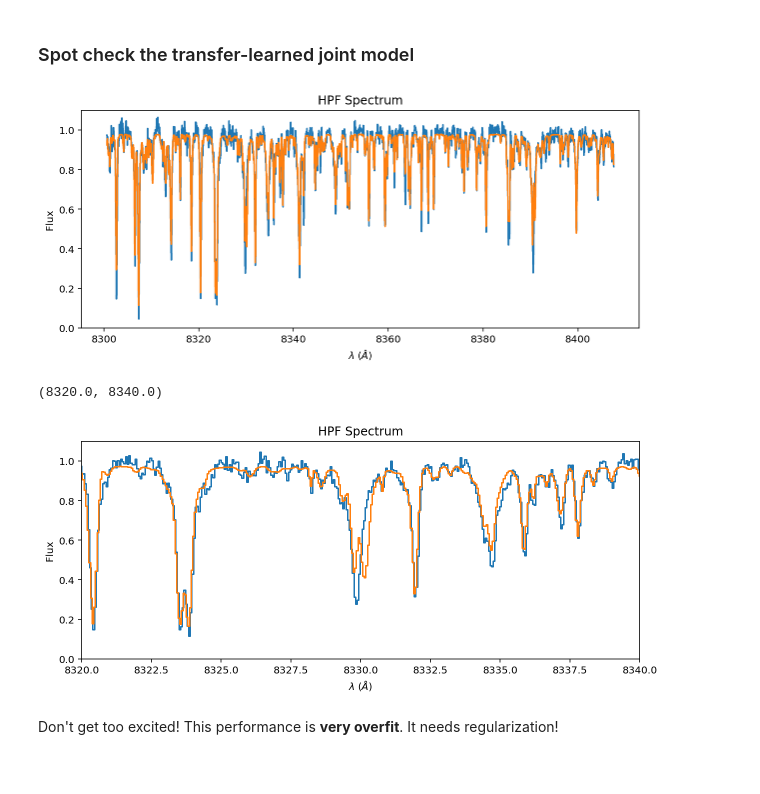
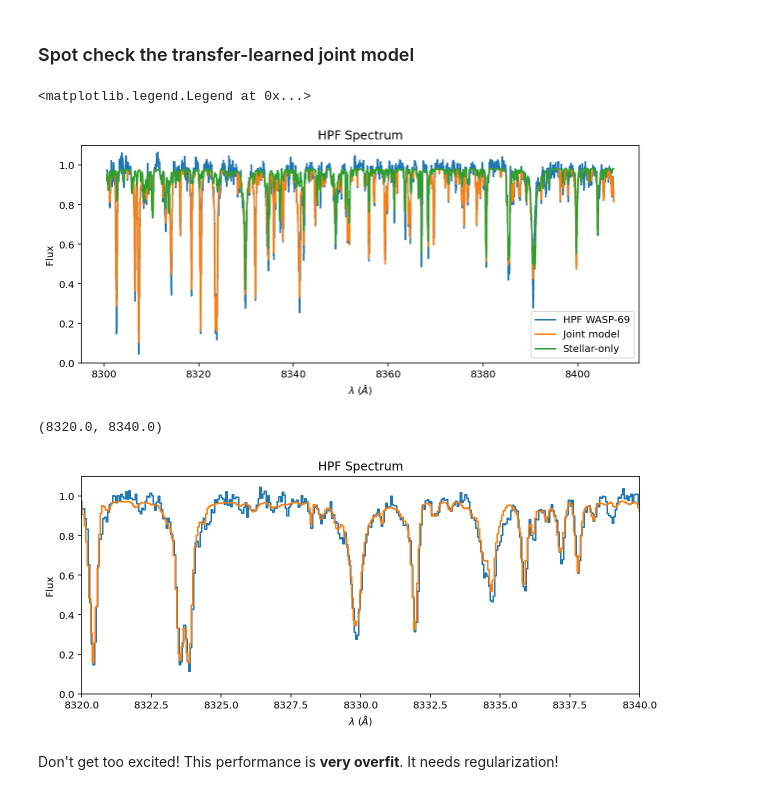
Before and after one commit to gully/blase, a Jupyter notebook: docs/paper_figures/figure_telluric.ipynb, the cells around one changed output. Cells and saved outputs as stored; diff of their text form; code cells hidden in the pictures.

```diff
--- a/docs/paper_figures/figure_telluric.ipynb
+++ b/docs/paper_figures/figure_telluric.ipynb
@@ -210,11 +210,11 @@ optimizer = optim.Adam(
     + list(filter(lambda p: p.requires_grad, telluric_emulator.parameters()))
     + list(filter(lambda p: p.requires_grad, extrinsic_layer.parameters()))
     + list(filter(lambda p: p.requires_grad, instrumental_model.parameters())),
-    0.05,
+    0.01,
     amsgrad=True,
 )
 # %%
-n_epochs = 100
+n_epochs = 2000
 losses = []
 # %% [markdown]
 ## Regularization is fundamental
@@ -239,7 +239,7 @@ with torch.no_grad():
     telluric_init_amps = copy.deepcopy(torch.exp(telluric_emulator.amplitudes))
 
 # Define the prior on the amplitude
-def ln_prior(stellar_amps, telluric_amps):
+def ln_prior(stellar_amps, telluric_amps,):
     """
     Prior for the amplitude vector
     """
@@ -273,17 +273,21 @@ for epoch in t_iter:
 # %% [markdown]
 ### Spot check the transfer-learned joint model
 # %%
-ax = data.plot(yhi=1.1)
-ax.step(data.wavelength, detector_flux.detach().cpu().numpy());
+ax = data.plot(yhi=1.1, label='HPF WASP-69')
+ax.step(data.wavelength, detector_flux.detach().cpu().numpy(), label='Joint model');
+ax.step(data.wavelength, instrumental_model.forward(broadened_flux).detach().cpu().numpy(),
+       label='Stellar-only');
+ax.legend()
 # %% [output]
+<matplotlib.legend.Legend at 0x...>
-[figure, old version]
+[figure, new version]
 # %%
 ax = data.plot(yhi=1.1)
 ax.step(data.wavelength, detector_flux.detach().cpu().numpy());
 ax.set_xlim(8320, 8340)
 # %% [output]
 (8320.0, 8340.0)
-[figure, old version]
+[figure, new version]
 # %% [markdown]
 Don't get too excited! This performance is **very overfit**.  It needs regularization!
 # %% [markdown]
```
Also changed, not shown: parts of 9 cells of this notebook.
